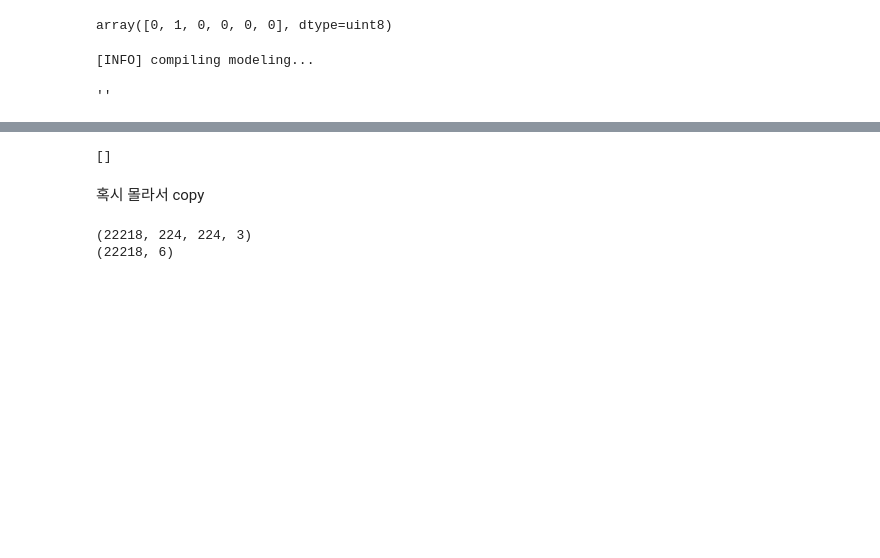
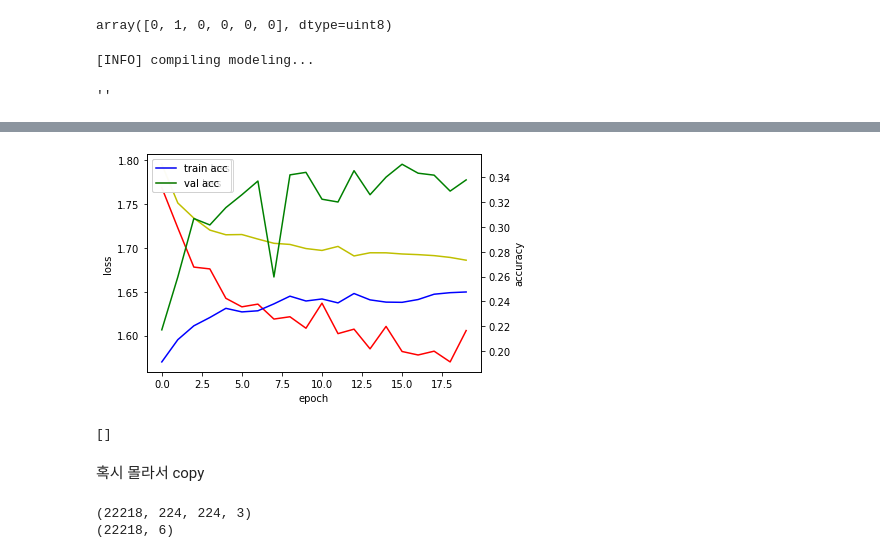
Before and after one commit to HyoJuJang/practice_01_image_detection, a Jupyter notebook: modeling.ipynb, the cells around one changed output, grey strips where cells are left out. Saved outputs shown, nothing was run; the diff lists cells and outputs as text; code cells hidden in the pictures; blank space fills up the shorter version.

```diff
--- a/modeling.ipynb
+++ b/modeling.ipynb
@@ -158,3 +168,21 @@ plt.show()
+# %%
+fig, loss_ax = plt.subplots()
+acc_ax = loss_ax.twinx()
+
+loss_ax.plot(his2['loss'], 'y', label='train loss')
+loss_ax.plot(his2['val_loss'], 'r', label='val loss')
+loss_ax.set_xlabel('epoch')
+loss_ax.set_ylabel('loss')
+loss_ax.legend(loc='upper left')
+
+acc_ax.plot(his2['accuracy'], 'b', label='train acc')
+acc_ax.plot(his2['val_accuracy'], 'g', label='val acc')
+acc_ax.set_ylabel('accuracy')
+acc_ax.legend(loc='upper left')
+
+plt.show()
+# %% [output]
+[figure, added]
 # %%
 new_test_image_directory = new_image_directory + '/test'
 new_test_image_directories = sorted(glob(new_test_image_directory + '/*'), key = lambda x : int(x.split('file_')[-1]))
```
Also changed, not shown: parts of 10 cells of this notebook.
